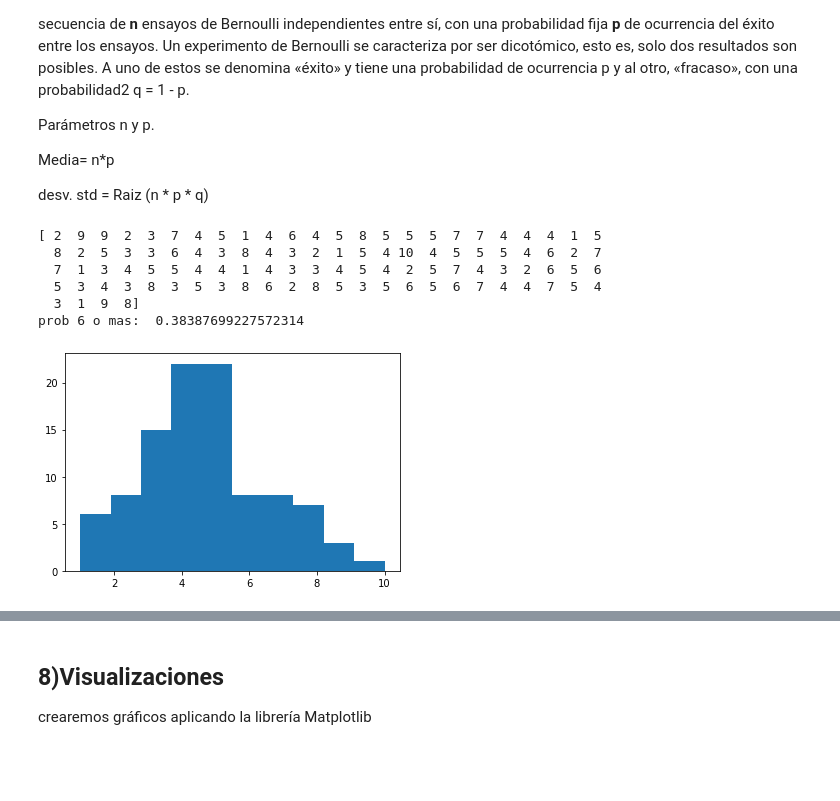
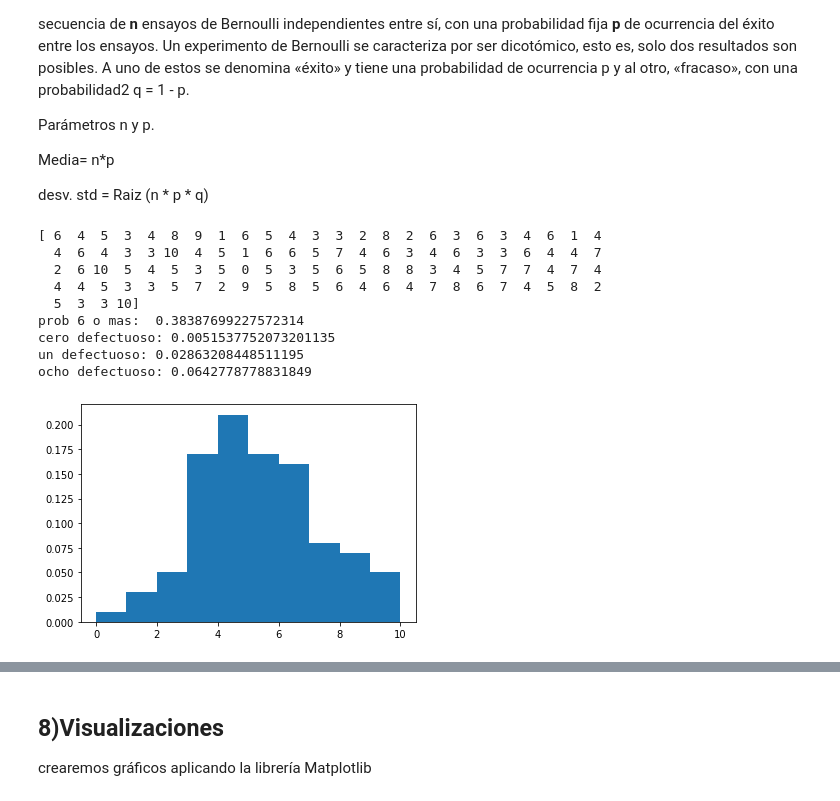
Before and after one commit to robertomoragad/Estadistica, a Jupyter notebook: 101_Estadistica_en_la_Nube.ipynb, the cells around one changed output, grey strips where cells are left out. Drawn from its saved outputs; the diff is of its cells as text; code cells hidden in the pictures; blank space fills up the shorter version.

```diff
--- a/101_Estadistica_en_la_Nube.ipynb
+++ b/101_Estadistica_en_la_Nube.ipynb
@@ -800,23 +808,38 @@ desv. std =  Raiz (n * p * q)
 # %%
 #la probabilidad de que un producto sea defectuoso es 10%, y en una caja se encuentran 50 productos,
 #hacer un histograma con la cantidad de defectuosos que tendrían 100 cajas fabricadas
+n = 50
+p = 0.1
 
-caja = np.random.binomial(50, 0.1, 100)
+caja = np.random.binomial(n, p, 100)
 print(caja)
 
-plt.hist(caja)
+plt.hist(caja, density='true')
 plt.show
 
 
 #ahora calcular la probabilidad de que una caja tenga 6 o más productos no conformes
 #usar la funcion de dist. acumulada:  .cdf
-prob_6_o_mas = 1 - stats.binom(50, 0.1).cdf(5)
+prob_6_o_mas = 1 - stats.binom(n, p).cdf(5)
 print('prob 6 o mas: ', prob_6_o_mas)
+
+
+#prob indiviudales
+cero = stats.binom(n, p).pmf(0)
+una = stats.binom(n, p).pmf(1)
+ocho = stats.binom(n, p).pmf(8)
+
+print('cero defectuoso:', cero)
+print('un defectuoso:', una)
+print('ocho defectuoso:', ocho)
 # %% [output]
-[ 2  9  9  2  3  7  4  5  1  4  6  4  5  8  5  5  5  7  7  4  4  4  1  5
-  8  2  5  3  3  6  4  3  8  4  3  2  1  5  4 10  4  5  5  5  4  6  2  7
-  7  1  3  4  5  5  4  4  1  4  3  3  4  5  4  2  5  7  4  3  2  6  5  6
-  5  3  4  3  8  3  5  3  8  6  2  8  5  3  5  6  5  6  7  4  4  7  5  4
-  3  1  9  8]
+[ 6  4  5  3  4  8  9  1  6  5  4  3  3  2  8  2  6  3  6  3  4  6  1  4
+  4  6  4  3  3 10  4  5  1  6  6  5  7  4  6  3  4  6  3  3  6  4  4  7
+  2  6 10  5  4  5  3  5  0  5  3  5  6  5  8  8  3  4  5  7  7  4  7  4
+  4  4  5  3  3  5  7  2  9  5  8  5  6  4  6  4  7  8  6  7  4  5  8  2
+  5  3  3 10]
 prob 6 o mas:  0.38387699227572314
+cero defectuoso: 0.0051537752073201135
+un defectuoso: 0.02863208448511195
+ocho defectuoso: 0.0642778778831849
-[figure, old version]
+[figure, new version]
```
Also changed, not shown: parts of 28 cells of this notebook.
